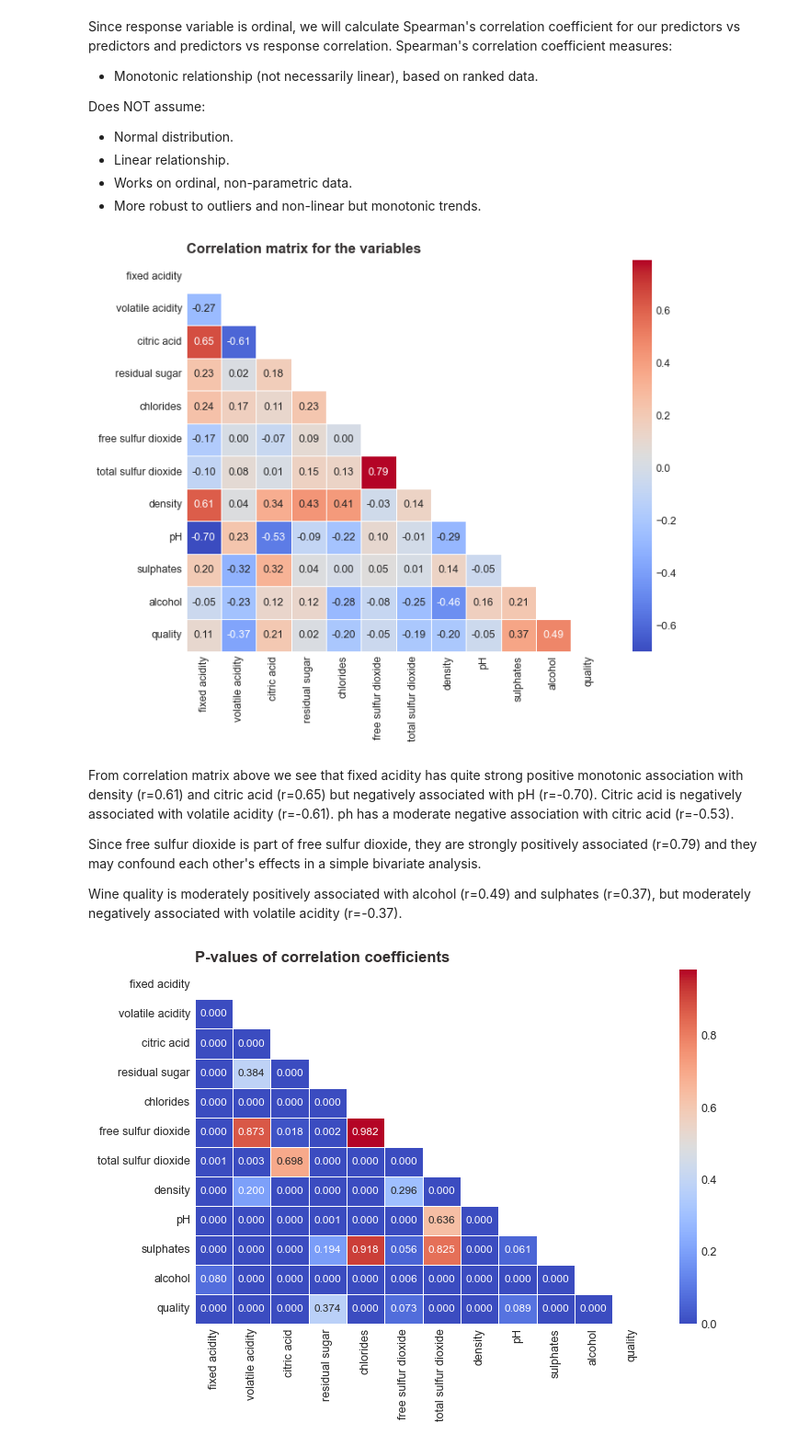
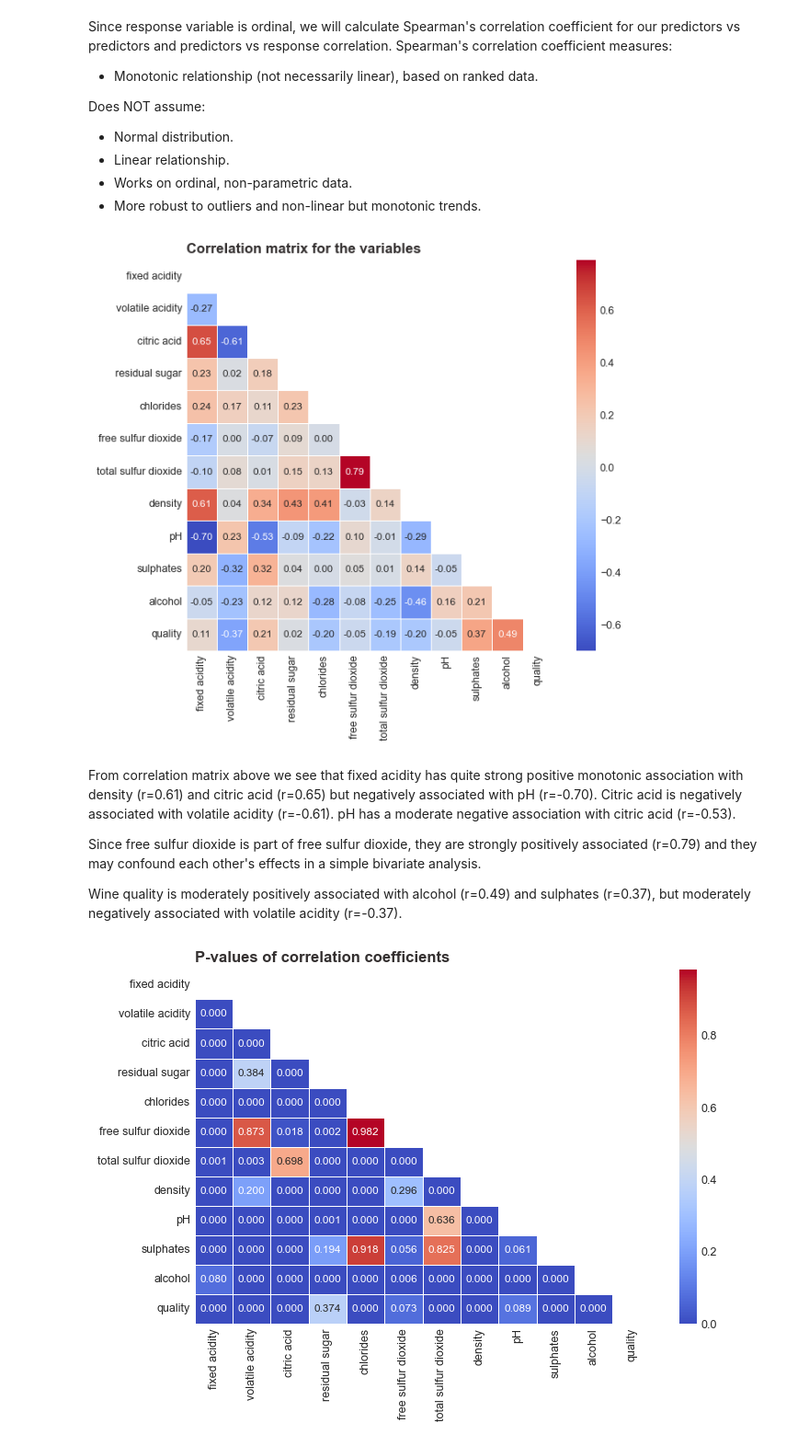
Before and after one commit to Gintare1985/Red-Wine-Quality-Project, a Jupyter notebook: notebooks/Red_wine_quality_analysis.ipynb, the cells around one changed output. Shown at 92% size. Drawn from its saved outputs; the diff is of its cells as text; code cells hidden in the pictures.

```diff
--- a/notebooks/Red_wine_quality_analysis.ipynb
+++ b/notebooks/Red_wine_quality_analysis.ipynb
@@ -50,11 +53,11 @@ pd.set_option("display.max_columns", 50)
 # %%
 sns.set_theme(style="whitegrid", palette="colorblind")
 params = {
-    "figure.titlesize": 13,
+    "figure.titlesize": 12,
     "figure.titleweight": "bold",
     "axes.titlelocation": "left",
     "axes.titleweight": "bold",
-    "axes.titlesize": 12,
+    "axes.titlesize": 11,
     "axes.labelsize": 9,
     "axes.titlecolor": "#343030",
     "axes.labelcolor": "#343030",
@@ -682,15 +685,15 @@ Does NOT assume:
 # %%
 utils.plot_triangle_heatmap(
     df_train.corr(method="spearman"),
-    (8, 6),
-    9,
+    (7, 6),
+    8.5,
     "Correlation matrix for the variables",
     float_precision=".2f",
 )
 # %% [output]
-[figure, old version]
+[figure, new version]
 # %% [markdown]
-From correlation matrix above we see that fixed acidity has quite strong positive monotonic association with density (r=0.61) and citric acid (r=0.65) but negatively associated with pH (r=-0.70). Citric acid is negatively associated with volatile acidity (r=-0.61). ph has a moderate negative association with citric acid (r=-0.53).
+From correlation matrix above we see that fixed acidity has quite strong positive monotonic association with density (r=0.61) and citric acid (r=0.65) but negatively associated with pH (r=-0.70). Citric acid is negatively associated with volatile acidity (r=-0.61). pH has a moderate negative association with citric acid (r=-0.53).
 
 Since free sulfur dioxide is part of free sulfur dioxide, they are strongly positively associated (r=0.79) and they may confound each other's effects in a simple bivariate analysis.
 
```
Also changed, not shown: parts of 142 cells of this notebook, 2 other files.
